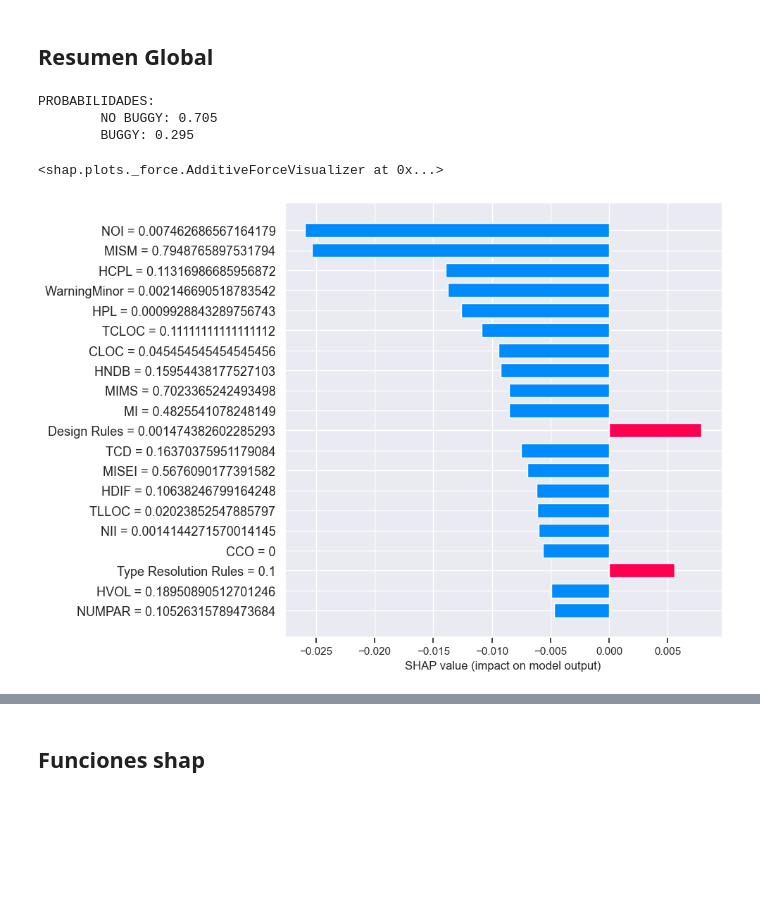
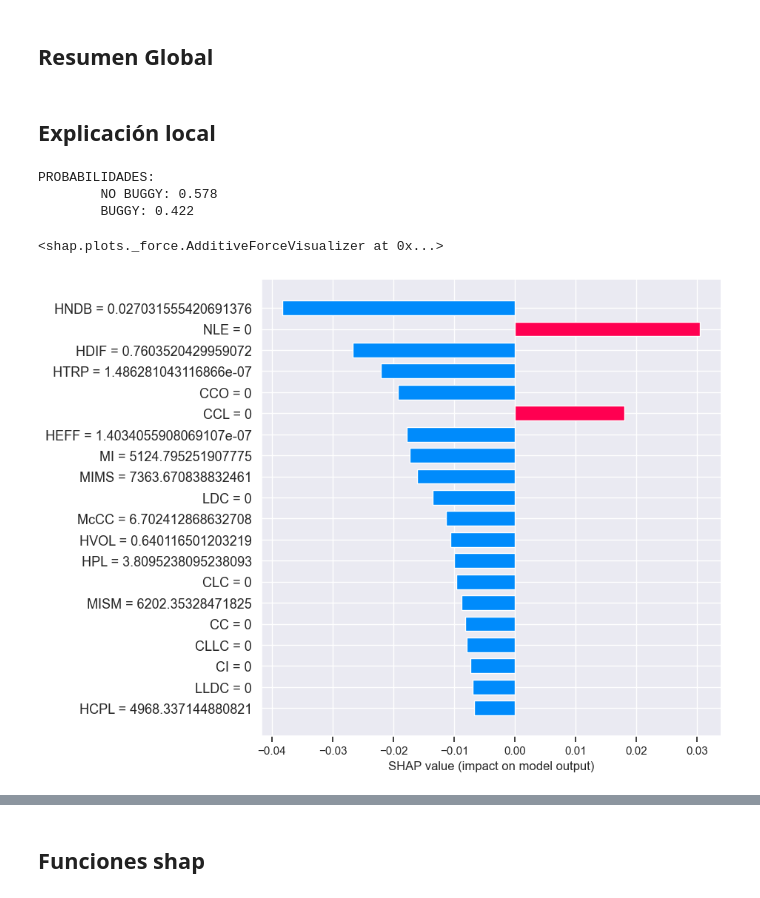
Before and after one commit to davidmacar/bug-prediction-explanation, a Jupyter notebook: estudio_bugHunter.ipynb, the cells around one changed output, grey strips where cells are left out. Saved outputs shown, nothing was run; the diff lists cells and outputs as text; code cells hidden in the pictures; blank space fills up the shorter version.

Commit message:
- Creacion de modelos mejorados para la prediccion de buggy - Creacion de nuevas visualizaciones para SHAP y Lime

```diff
--- a/estudio_bugHunter.ipynb
+++ b/estudio_bugHunter.ipynb
@@ -490,6 +522,0 @@ Fitting 5 folds for each of 2 candidates, totalling 10 fits
-# %%
-# Modelo reducido
-rf_reduced = RandomForestClassifier(max_depth = MAX_DEPTH, max_features = n_important, min_samples_split = MIN_SAMPLES_SPLIT, n_estimators = N_ESTIMATORS,  min_samples_leaf = MIN_SAMPLES_LEAF, n_jobs = -1)
-
-# Entrenamiento del modelo
-rf_reduced.fit(important_train_features, y_train)
@@ -498,0 +523,12 @@ RandomForestClassifier(max_depth=40, max_features=37, min_samples_split=1,
+# %%
+# Modelo reducido
+rf_reduced = RandomForestClassifier(max_depth = 15, max_features = 5, min_samples_leaf = 3, min_samples_split = 15, n_estimators = 50, n_jobs = -1)
+# rf_reduced = RandomForestClassifier(max_depth = 20, max_features = 10, min_samples_leaf = 3, min_samples_split = 75, n_estimators = 100, n_jobs = -1)
+# rf_reduced = RandomForestClassifier(max_depth = 20, max_features = 5, min_samples_leaf = 1, min_samples_split = 75, n_estimators = 100, n_jobs = -1)
+# rf_reduced = RandomForestClassifier(max_depth = 100, max_features = 5, min_samples_leaf = 1, min_samples_split = 75, n_estimators = 200, n_jobs = -1)
+# rf_reduced = RandomForestClassifier(max_depth = 100, max_features = 5, min_samples_leaf = 1, min_samples_split = 1, n_estimators = 1000, n_jobs = -1)
+
+# Entrenamiento del modelo
+rf_reduced.fit(X_train_reduced, y_train)
+y_pred = rf_reduced.predict(X_test_reduced)
+evaluacion_modelo(rf_reduced, X_test_reduced, y_test, y_pred)
@@ -525,26 +572,28 @@ shap.initjs()
 ## Resumen Global
 # %%
 # Plot de resumen global
-
+entry_to_explain = ENTRIES_TO_EXPLAIN[0]
 # Ejemplo rápido
 # shap.summary_plot(shap_explainer.shap_values(X_test.iloc[entry_to_explain-1:entry_to_explain,:]), X_test, plot_type="bar")
 
 # Resumen completo
 # shap.summary_plot(shap_explainer.shap_values(X_test), X_test, plot_type="bar")
+# %% [markdown]
+## Explicación local
 # %%
 # Plots para SHAP
-entry_to_explain = 56
-print(f'PROBABILIDADES:\n\tNO BUGGY: {rf_reduced.predict_proba(X_new_test)[entry_to_explain, 0]}\n\tBUGGY: {rf_reduced.predict_proba(X_new_test)[entry_to_explain, 1]}')
 
-shap_values = shap_explainer.shap_values(np.array(X_new_test.iloc[entry_to_explain]))
-shap.force_plot(shap_explainer.expected_value[1], shap_values[1], X_new_test.iloc[entry_to_explain])
+print(f'PROBABILIDADES:\n\tNO BUGGY: {rf_reduced.predict_proba(X_test_reduced)[entry_to_explain, 0]}\n\tBUGGY: {rf_reduced.predict_proba(X_test_reduced)[entry_to_explain, 1]}')
+
+shap_values = shap_explainer.shap_values(np.array(X_test_reduced.iloc[entry_to_explain]))
+shap.force_plot(shap_explainer.expected_value[1], shap_values[1], X_test_reduced.iloc[entry_to_explain])
 # %% [output]
 PROBABILIDADES:
-        NO BUGGY: 0.705
-        BUGGY: 0.295
+        NO BUGGY: 0.578
+        BUGGY: 0.422
 <shap.plots._force.AdditiveForceVisualizer at 0x...>
 # %%
 plt.figure(figsize=(8,8))
-shap.bar_plot(shap_values[1], features=X_new_test.iloc[entry_to_explain], max_display=20)
+shap.bar_plot(shap_values[1], features=X_test.iloc[entry_to_explain], max_display=20)
 # %% [output]
-[figure, old version]
+[figure, new version]
```
Also changed, not shown: parts of 34 cells of this notebook.
